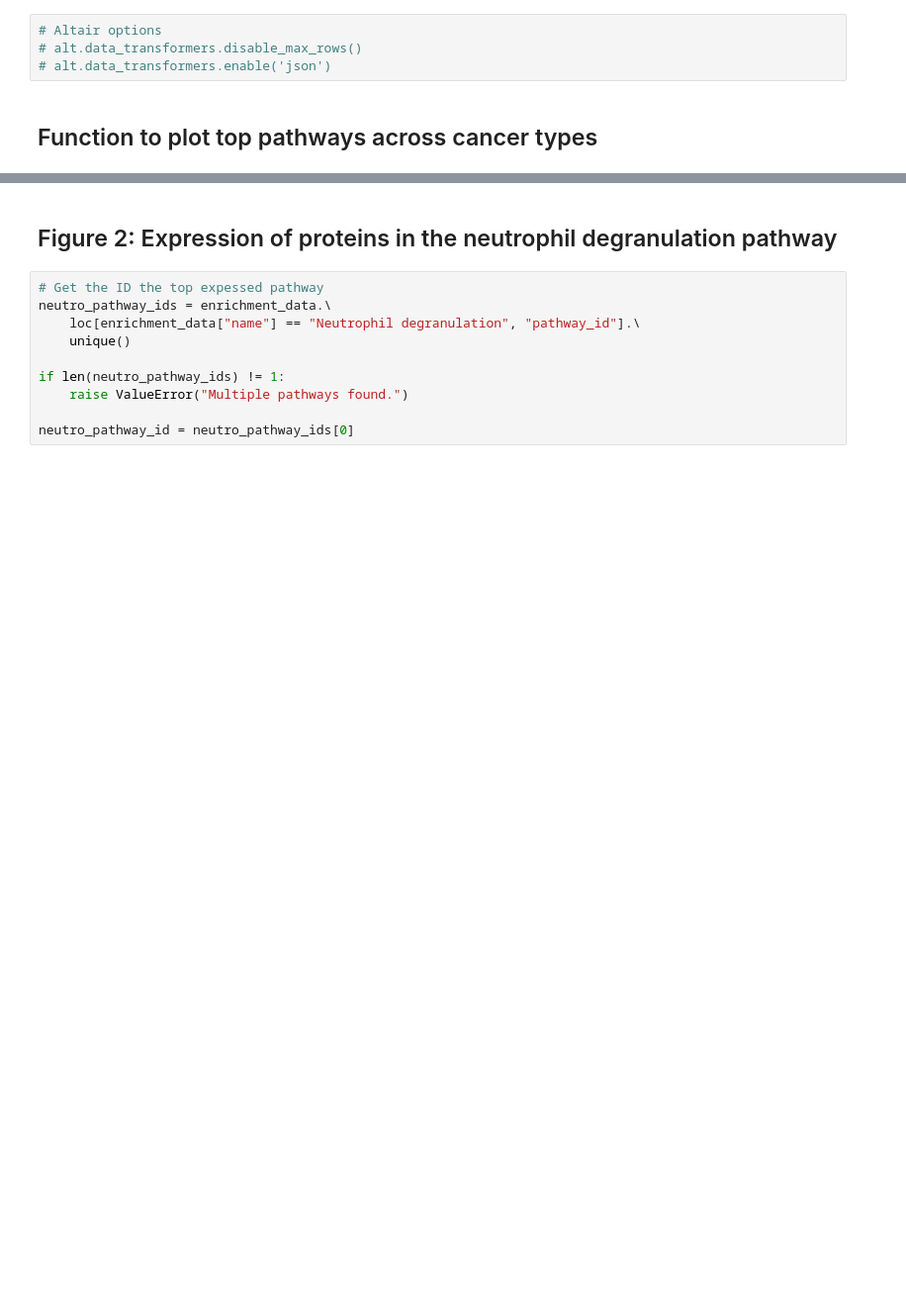
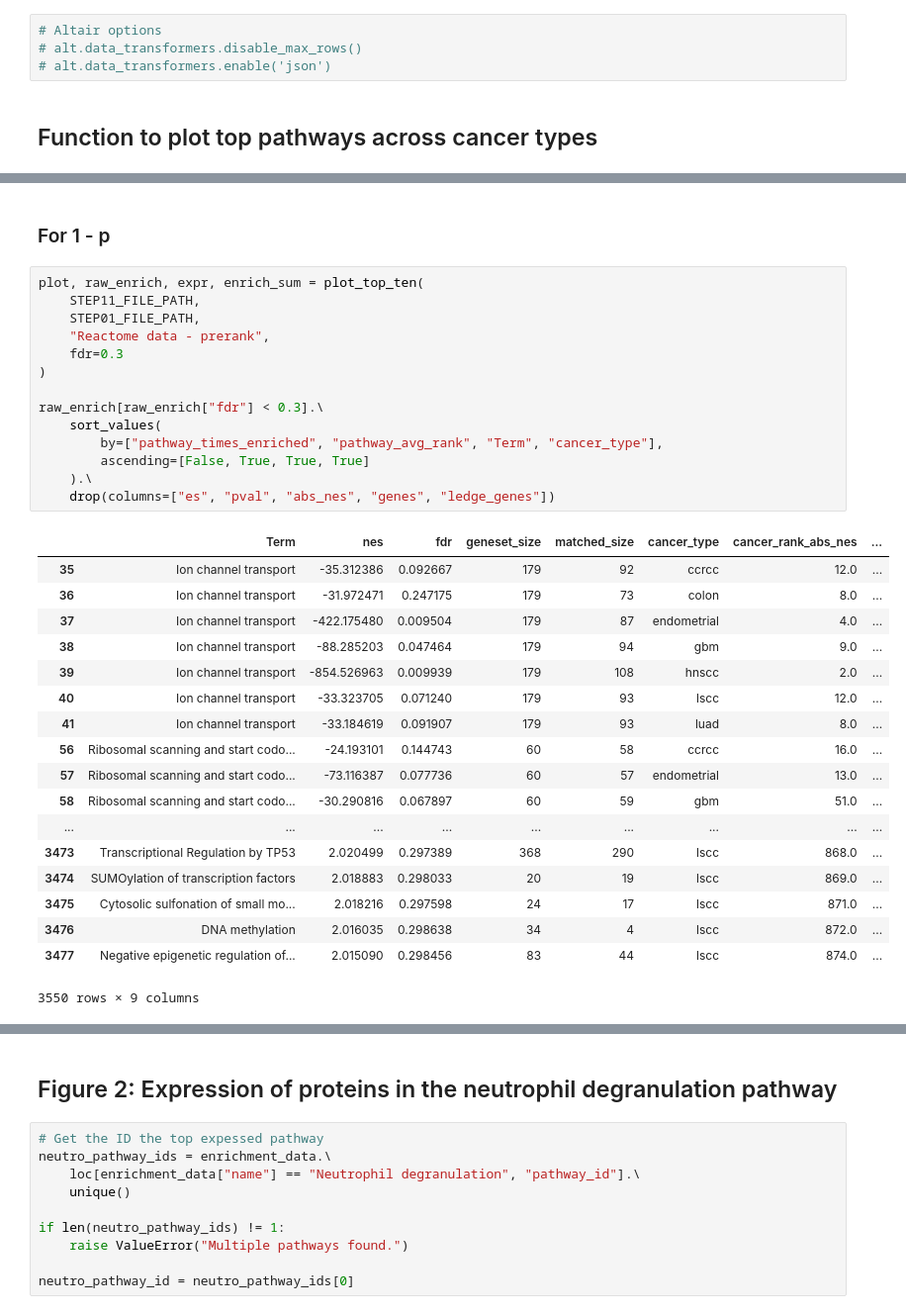
Before and after one commit to caleb-lindgren/scratchpad, a Jupyter notebook: pancancer_enrichment/10_visualize_results_gseapy_prerank.ipynb, the cells around one changed output, grey strips where cells are left out. Shown at 99% size. Cells and saved outputs as stored; diff of their text form; blank space fills up the shorter version.

```diff
--- a/pancancer_enrichment/10_visualize_results_gseapy_prerank.ipynb
+++ b/pancancer_enrichment/10_visualize_results_gseapy_prerank.ipynb
@@ -236,0 +295,35 @@ enrich = plot_top_ten(STEP09_FILE_PATH, STEP01_FILE_PATH, "Reactome data - prera
+# %% [markdown]
+### For 1  - p
+# %%
+plot, raw_enrich, expr, enrich_sum = plot_top_ten(
+    STEP11_FILE_PATH,
+    STEP01_FILE_PATH,
+    "Reactome data - prerank",
+    fdr=0.3
+)
+
+raw_enrich[raw_enrich["fdr"] < 0.3].\
+    sort_values(
+        by=["pathway_times_enriched", "pathway_avg_rank", "Term", "cancer_type"],
+        ascending=[False, True, True, True]
+    ).\
+    drop(columns=["es", "pval", "abs_nes", "genes", "ledge_genes"])
+# %% [output]
+|  | Term | nes | fdr | geneset_size | matched_size | cancer_type | cancer_rank_abs_nes | ... |
+| 35 | Ion channel transport | -35.312386 | 0.092667 | 179 | 92 | ccrcc | 12.0 | ... |
+| 36 | Ion channel transport | -31.972471 | 0.247175 | 179 | 73 | colon | 8.0 | ... |
+| 37 | Ion channel transport | -422.175480 | 0.009504 | 179 | 87 | endometrial | 4.0 | ... |
+| 38 | Ion channel transport | -88.285203 | 0.047464 | 179 | 94 | gbm | 9.0 | ... |
+| 39 | Ion channel transport | -854.526963 | 0.009939 | 179 | 108 | hnscc | 2.0 | ... |
+| 40 | Ion channel transport | -33.323705 | 0.071240 | 179 | 93 | lscc | 12.0 | ... |
+| 41 | Ion channel transport | -33.184619 | 0.091907 | 179 | 93 | luad | 8.0 | ... |
+| 56 | Ribosomal scanning and start codo... | -24.193101 | 0.144743 | 60 | 58 | ccrcc | 16.0 | ... |
+| 57 | Ribosomal scanning and start codo... | -73.116387 | 0.077736 | 60 | 57 | endometrial | 13.0 | ... |
+| 58 | Ribosomal scanning and start codo... | -30.290816 | 0.067897 | 60 | 59 | gbm | 51.0 | ... |
+| ... | ... | ... | ... | ... | ... | ... | ... | ... |
+| 3473 | Transcriptional Regulation by TP53 | 2.020499 | 0.297389 | 368 | 290 | lscc | 868.0 | ... |
+| 3474 | SUMOylation of transcription factors | 2.018883 | 0.298033 | 20 | 19 | lscc | 869.0 | ... |
+| 3475 | Cytosolic sulfonation of small mo... | 2.018216 | 0.297598 | 24 | 17 | lscc | 871.0 | ... |
+| 3476 | DNA methylation | 2.016035 | 0.298638 | 34 | 4 | lscc | 872.0 | ... |
+| 3477 | Negative epigenetic regulation of... | 2.015090 | 0.298456 | 83 | 44 | lscc | 874.0 | ... |
+3550 rows × 9 columns
```
Also changed, not shown: parts of 16 cells of this notebook, 17 other files.
